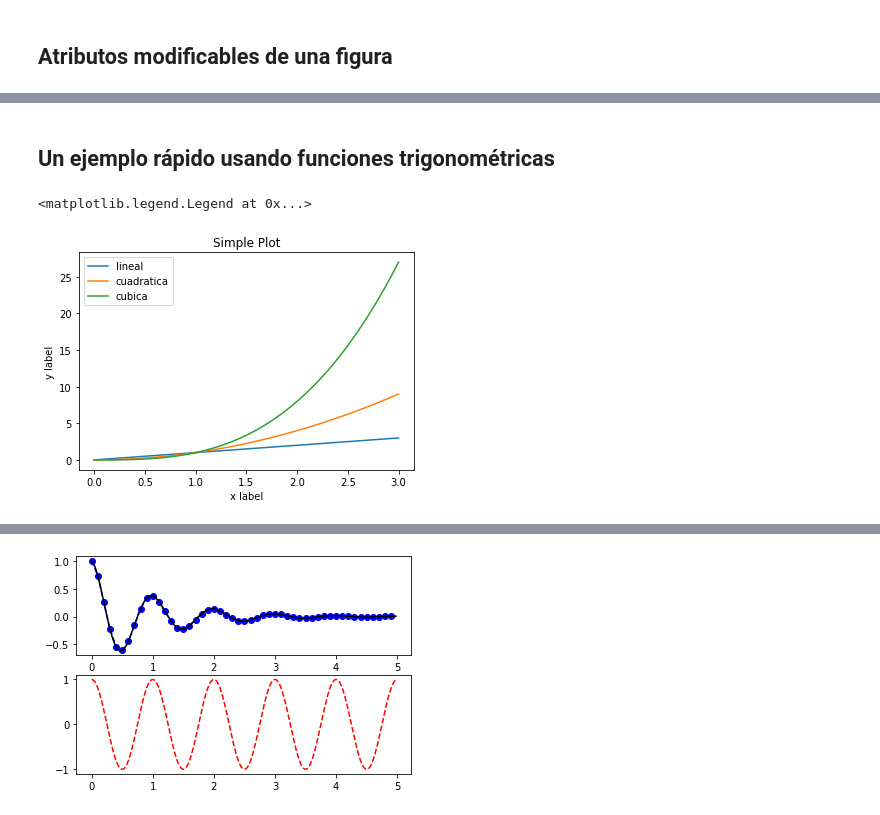
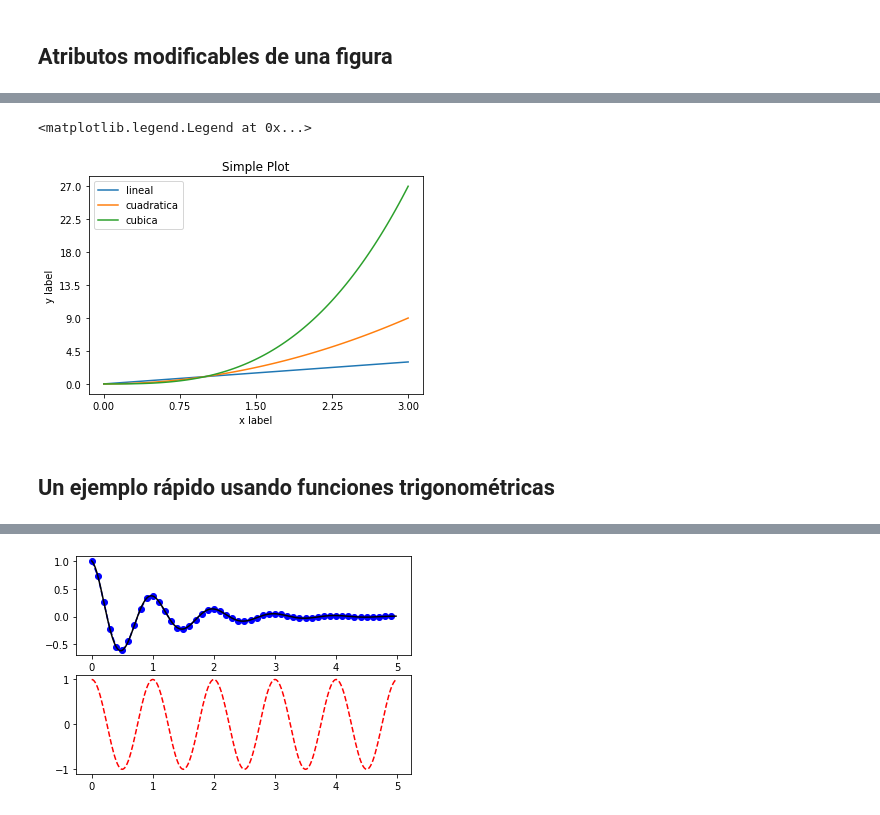
Before and after one commit to gellanz/DSC-Python, a Jupyter notebook: BasicosNumpy.ipynb, the cells around one changed output, grey strips where cells are left out. Cells and saved outputs as stored; diff of their text form; code cells hidden in the pictures.

Commit message:
Se agregaron todos los elementos del tema de matplotlib

```diff
--- a/BasicosNumpy.ipynb
+++ b/BasicosNumpy.ipynb
@@ -132,15 +131,18 @@ plt.plot(x,x)
+# %%
+x = np.linspace(0, 3, 100)
+
+plt.plot(x, x, label='lineal')
+plt.plot(x, x**2, label='cuadratica')
+plt.plot(x, x**3, label='cubica')
+plt.xlabel('x label')
+plt.ylabel('y label')
+plt.title("Simple Plot")
+
+plt.xticks(np.linspace(0,3,5))
+plt.yticks(np.linspace(0,27,7))
+plt.legend()
+# %% [output]
+<matplotlib.legend.Legend at 0x...>
+[figure, added]
 # %% [markdown]
 <h2>Un ejemplo rápido usando funciones trigonométricas</h2>
-# %%
-x = np.linspace(0, 3, 100)
-
-plt.plot(x, x, label='lineal')
-plt.plot(x, x**2, label='cuadratica')
-plt.plot(x, x**3, label='cubica')
-plt.xlabel('x label')
-plt.ylabel('y label')
-plt.title("Simple Plot")
-plt.legend()
-# %% [output]
-<matplotlib.legend.Legend at 0x...>
-[figure, removed]
```
Also changed, not shown: parts of 10 cells of this notebook.
